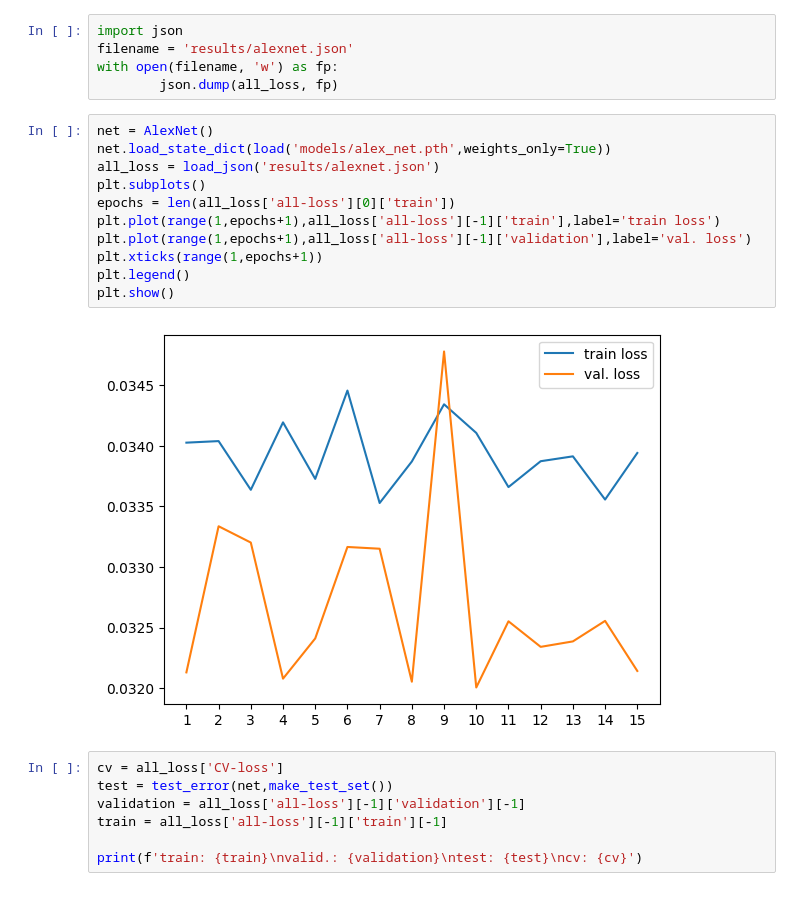
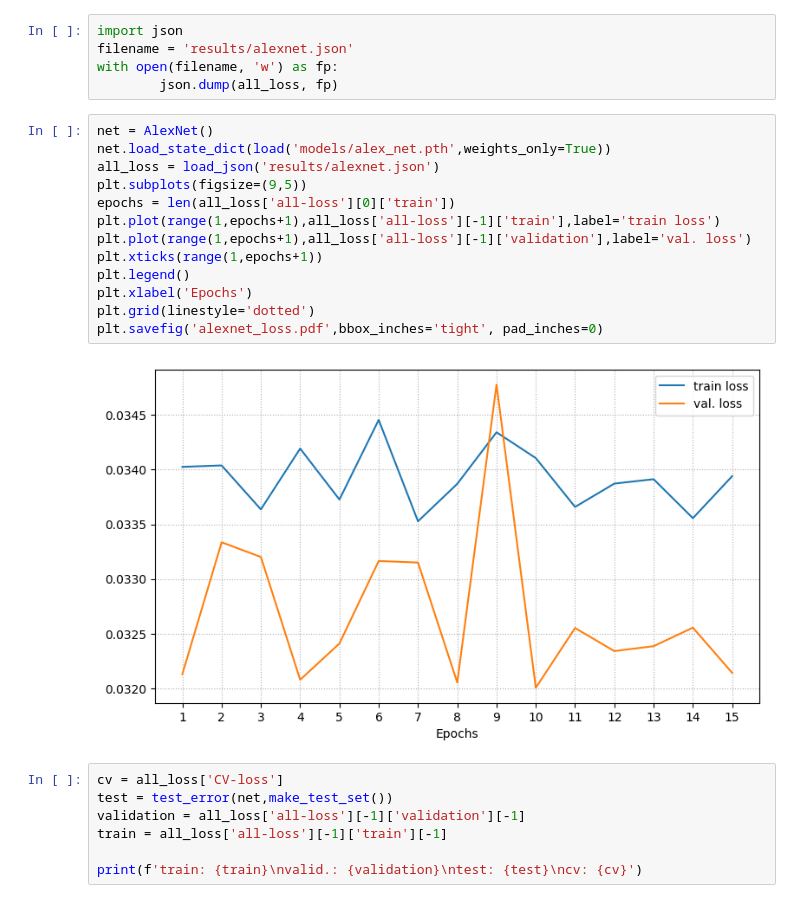
Before and after one commit to maurotella/SML_project_2024, a Jupyter notebook: pytorch/Alex_training.ipynb, the cells around one changed output. Drawn from its saved outputs; the diff is of its cells as text.

```diff
--- a/pytorch/Alex_training.ipynb
+++ b/pytorch/Alex_training.ipynb
@@ -42,16 +44,18 @@ with open(filename, 'w') as fp:
 # %%
 net = AlexNet()
 net.load_state_dict(load('models/alex_net.pth',weights_only=True))
 all_loss = load_json('results/alexnet.json')
-plt.subplots()
+plt.subplots(figsize=(9,5))
 epochs = len(all_loss['all-loss'][0]['train'])
 plt.plot(range(1,epochs+1),all_loss['all-loss'][-1]['train'],label='train loss')
 plt.plot(range(1,epochs+1),all_loss['all-loss'][-1]['validation'],label='val. loss')
 plt.xticks(range(1,epochs+1))
 plt.legend()
-plt.show()
+plt.xlabel('Epochs')
+plt.grid(linestyle='dotted')
+plt.savefig('alexnet_loss.pdf',bbox_inches='tight', pad_inches=0)
 # %% [output]
-[figure, old version]
+[figure, new version]
 # %%
 cv = all_loss['CV-loss']
 test = test_error(net,make_test_set())
```
Also changed, not shown: parts of 3 cells of this notebook, 19 other files.
